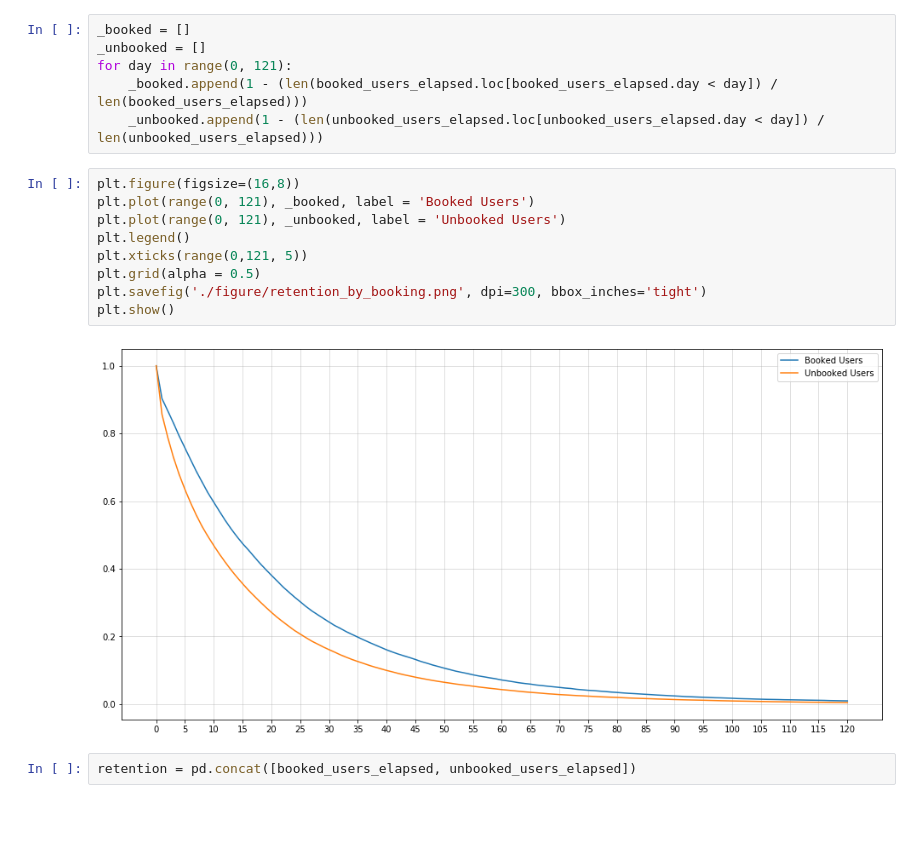
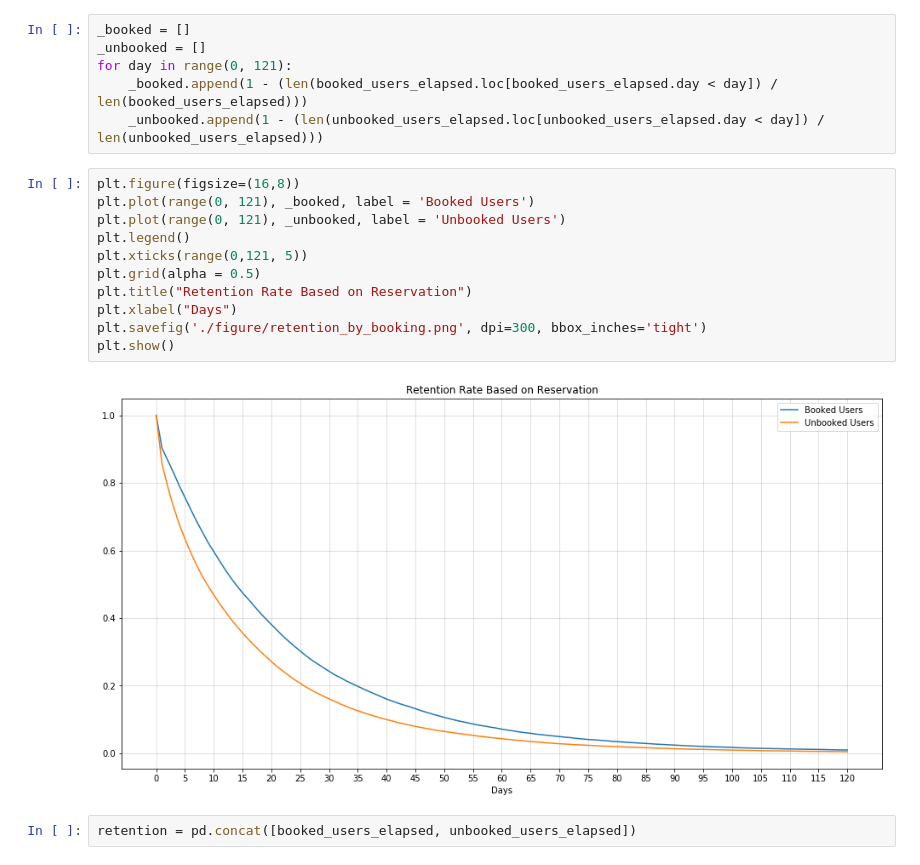
Before and after one commit to seonnyseo/data_analysis, a Jupyter notebook: airbnb_recruiting_new_user_bookings/notebook/eda.ipynb, the cells around one changed output. Drawn from its saved outputs; the diff is of its cells as text; blank space fills up the shorter version.

```diff
--- a/airbnb_recruiting_new_user_bookings/notebook/eda.ipynb
+++ b/airbnb_recruiting_new_user_bookings/notebook/eda.ipynb
@@ -581,14 +602,16 @@ for day in range(0, 121):
 # %%
 plt.figure(figsize=(16,8))
 plt.plot(range(0, 121), _booked, label = 'Booked Users')
 plt.plot(range(0, 121), _unbooked, label = 'Unbooked Users')
 plt.legend()
 plt.xticks(range(0,121, 5))
 plt.grid(alpha = 0.5)
+plt.title("Retention Rate Based on Reservation")
+plt.xlabel("Days")
 plt.savefig('./figure/retention_by_booking.png', dpi=300, bbox_inches='tight')
 plt.show()
 # %% [output]
-[figure, old version]
+[figure, new version]
 # %%
 retention = pd.concat([booked_users_elapsed, unbooked_users_elapsed])
 # %%
```
Also changed, not shown: parts of 10 cells of this notebook, 1 other file.
